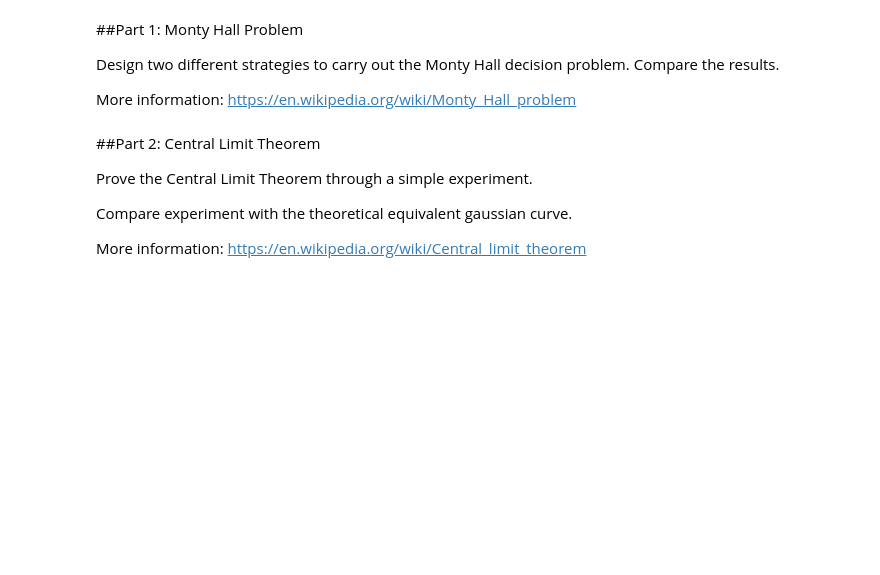
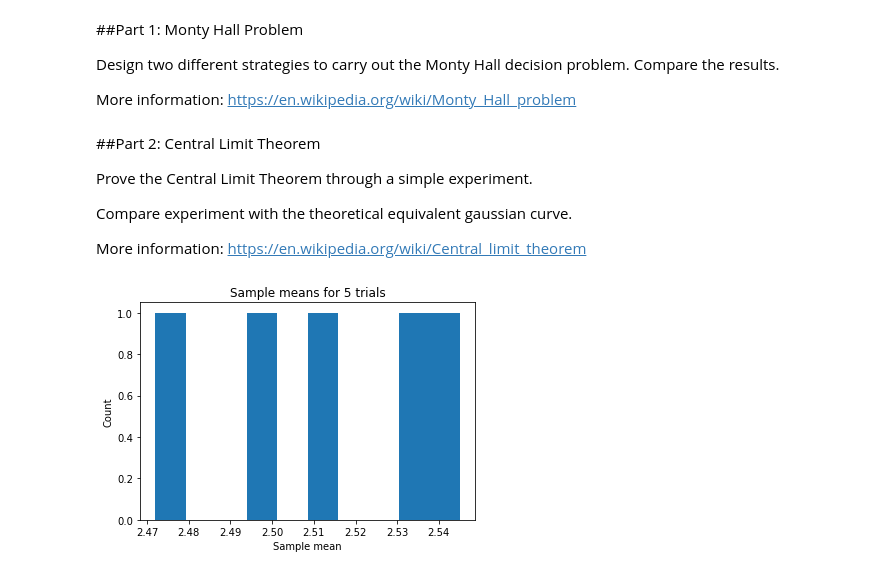
Before and after one commit to axiom9/ECE566_Machine-DeepLearning, a Jupyter notebook: Homework_1/Assignment #1 - Empty.ipynb, the cells around one changed output. Saved outputs shown, nothing was run; the diff lists cells and outputs as text; code cells hidden in the pictures; blank space fills up the shorter version.

```diff
--- a/Homework_1/Assignment #1 - Empty.ipynb
+++ b/Homework_1/Assignment #1 - Empty.ipynb
@@ -62,0 +52,30 @@ More information: https://en.wikipedia.org/wiki/Central_limit_theorem
+# %%
+### Suggestion: consider the rolls of a die.
+
+### Experiment:
+# Roll a die 1000 times and record the sample mean of those 1000 rolls, repeat this 5, 10, 50, 100, 10000 times to effectively see the CLT in action
+
+# die roll can be simulated using np.random.choice, considering the normal 6 sided die.
+
+def simulate(n):
+
+    sample_means = []
+
+    for _ in range(n):
+        sample = np.random.choice(6, 1000)
+        sample_means.append(np.mean(sample))
+
+
+    plt.hist(sample_means)
+    plt.title(f'Sample means for {n} trials')
+    plt.xlabel('Sample mean')
+    plt.ylabel('Count')
+
+### Theoretical gaussian curve:
+
+#Theoretical mean? variance?
+### Representation
+# %%
+simulate(n=5)
+# %% [output]
+[figure, added]
```
Also changed, not shown: parts of 7 cells of this notebook.
